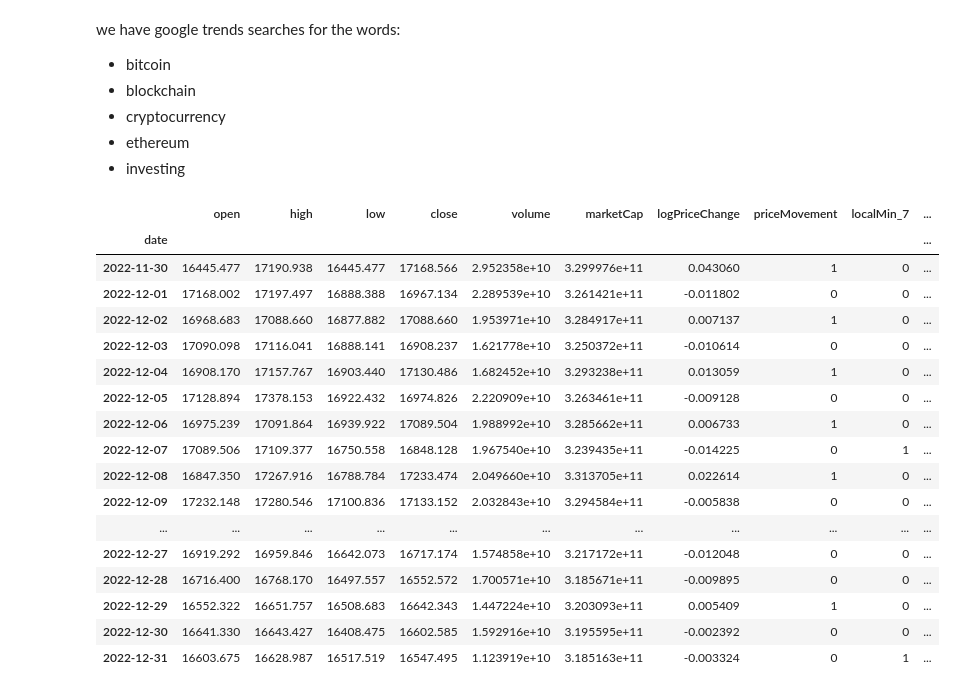
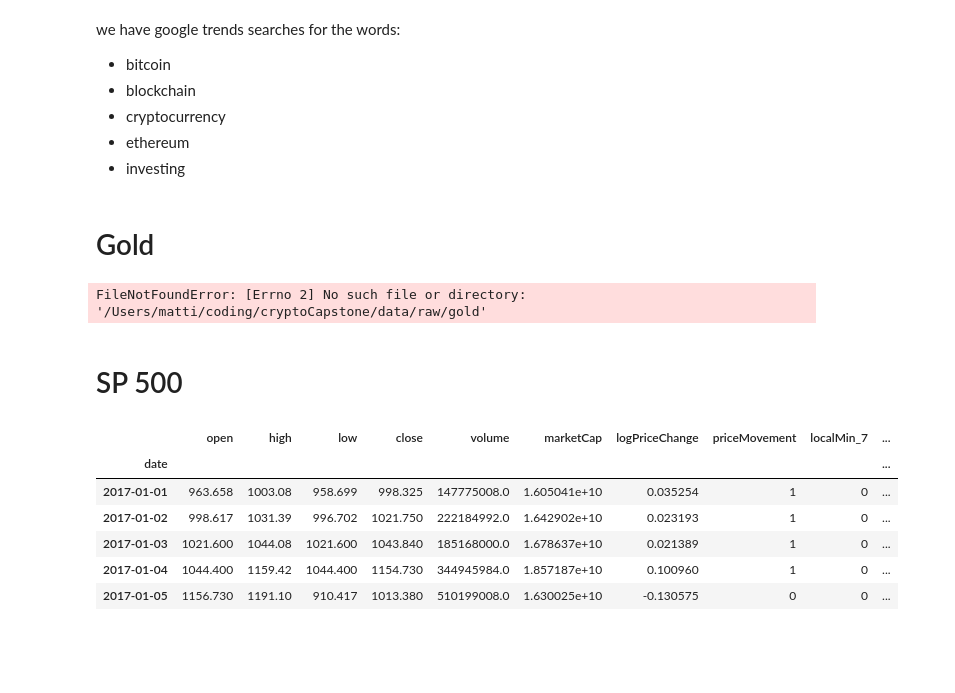
Before and after one commit to SMatti2/cryptoCapstone, a Jupyter notebook: notebooks/08_integrate_non_financial_variables.ipynb, the cells around one changed output. Drawn from its saved outputs; the diff is of its cells as text; code cells hidden in the pictures; blank space fills up the shorter version.

Commit message:
add gtrends, sp500, and gold value in dfs

```diff
--- a/notebooks/08_integrate_non_financial_variables.ipynb
+++ b/notebooks/08_integrate_non_financial_variables.ipynb
@@ -41,22 +90,23 @@ df_eth = insert_google_trends_data_in_df(GOOGLE_TRENDS / "investing.csv", df_eth
+# %% [markdown]
+# Gold
+# %%
+df_btc = merge_csv_by_date(config.DATA_DIR / "raw" / "gold.csv", df_btc, "goldValue")
+df_eth = merge_csv_by_date(config.DATA_DIR / "raw" / "gold.csv", df_eth, "goldValue")
+# %% [output]
+FileNotFoundError: [Errno 2] No such file or directory: '/Users/matti/coding/cryptoCapstone/data/raw/gold'
+# %% [markdown]
+# SP 500
+# %%
+df_btc = merge_csv_by_date(config.DATA_DIR / "raw" / "sp500.csv", df_btc, "sp500Value")
+df_eth = merge_csv_by_date(config.DATA_DIR / "raw" / "sp500.csv", df_eth, "sp500Value")
 # %%
 pd.set_option("display.max_columns", None)
-df_btc.tail(32)
+df_btc.head()
 # %% [output]
 |  | open | high | low | close | volume | marketCap | logPriceChange | priceMovement | localMin_7 | ... |
 | date |  |  |  |  |  |  |  |  |  | ... |
-| 2022-11-30 | 16445.477 | 17190.938 | 16445.477 | 17168.566 | 2.952358e+10 | 3.299976e+11 | 0.043060 | 1 | 0 | ... |
-| 2022-12-01 | 17168.002 | 17197.497 | 16888.388 | 16967.134 | 2.289539e+10 | 3.261421e+11 | -0.011802 | 0 | 0 | ... |
-| 2022-12-02 | 16968.683 | 17088.660 | 16877.882 | 17088.660 | 1.953971e+10 | 3.284917e+11 | 0.007137 | 1 | 0 | ... |
-| 2022-12-03 | 17090.098 | 17116.041 | 16888.141 | 16908.237 | 1.621778e+10 | 3.250372e+11 | -0.010614 | 0 | 0 | ... |
-| 2022-12-04 | 16908.170 | 17157.767 | 16903.440 | 17130.486 | 1.682452e+10 | 3.293238e+11 | 0.013059 | 1 | 0 | ... |
-| 2022-12-05 | 17128.894 | 17378.153 | 16922.432 | 16974.826 | 2.220909e+10 | 3.263461e+11 | -0.009128 | 0 | 0 | ... |
-| 2022-12-06 | 16975.239 | 17091.864 | 16939.922 | 17089.504 | 1.988992e+10 | 3.285662e+11 | 0.006733 | 1 | 0 | ... |
-| 2022-12-07 | 17089.506 | 17109.377 | 16750.558 | 16848.128 | 1.967540e+10 | 3.239435e+11 | -0.014225 | 0 | 1 | ... |
-| 2022-12-08 | 16847.350 | 17267.916 | 16788.784 | 17233.474 | 2.049660e+10 | 3.313705e+11 | 0.022614 | 1 | 0 | ... |
-| 2022-12-09 | 17232.148 | 17280.546 | 17100.836 | 17133.152 | 2.032843e+10 | 3.294584e+11 | -0.005838 | 0 | 0 | ... |
-| ... | ... | ... | ... | ... | ... | ... | ... | ... | ... | ... |
-| 2022-12-27 | 16919.292 | 16959.846 | 16642.073 | 16717.174 | 1.574858e+10 | 3.217172e+11 | -0.012048 | 0 | 0 | ... |
-| 2022-12-28 | 16716.400 | 16768.170 | 16497.557 | 16552.572 | 1.700571e+10 | 3.185671e+11 | -0.009895 | 0 | 0 | ... |
-| 2022-12-29 | 16552.322 | 16651.757 | 16508.683 | 16642.343 | 1.447224e+10 | 3.203093e+11 | 0.005409 | 1 | 0 | ... |
-| 2022-12-30 | 16641.330 | 16643.427 | 16408.475 | 16602.585 | 1.592916e+10 | 3.195595e+11 | -0.002392 | 0 | 0 | ... |
-| 2022-12-31 | 16603.675 | 16628.987 | 16517.519 | 16547.495 | 1.123919e+10 | 3.185163e+11 | -0.003324 | 0 | 1 | ... |
+| 2017-01-01 | 963.658 | 1003.08 | 958.699 | 998.325 | 147775008.0 | 1.605041e+10 | 0.035254 | 1 | 0 | ... |
+| 2017-01-02 | 998.617 | 1031.39 | 996.702 | 1021.750 | 222184992.0 | 1.642902e+10 | 0.023193 | 1 | 0 | ... |
+| 2017-01-03 | 1021.600 | 1044.08 | 1021.600 | 1043.840 | 185168000.0 | 1.678637e+10 | 0.021389 | 1 | 0 | ... |
+| 2017-01-04 | 1044.400 | 1159.42 | 1044.400 | 1154.730 | 344945984.0 | 1.857187e+10 | 0.100960 | 1 | 0 | ... |
+| 2017-01-05 | 1156.730 | 1191.10 | 910.417 | 1013.380 | 510199008.0 | 1.630025e+10 | -0.130575 | 0 | 0 | ... |
```
Also changed, not shown: parts of 2 cells of this notebook.
